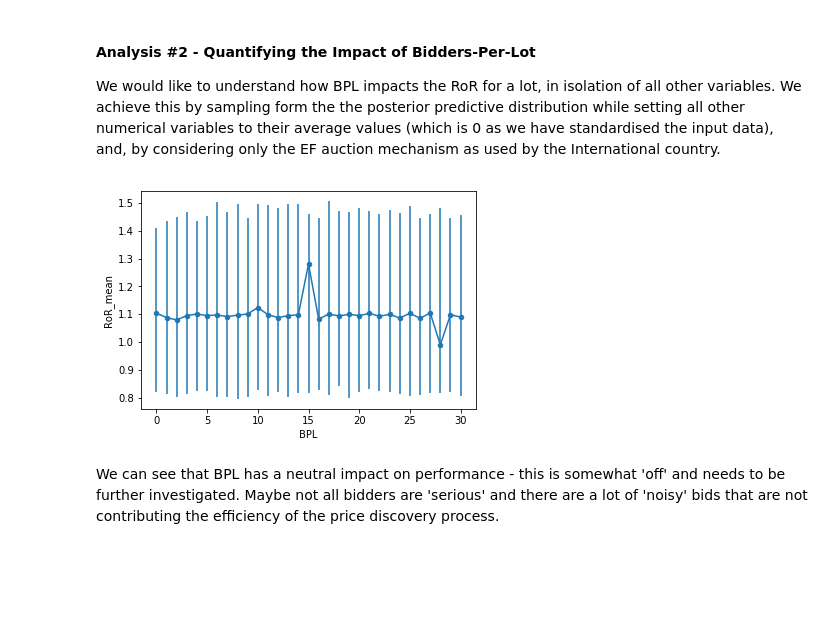
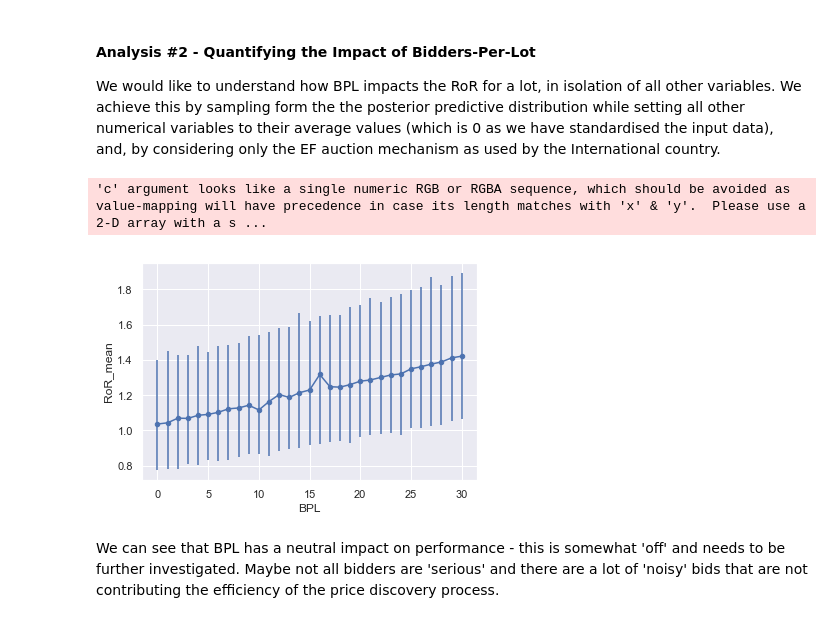
Before and after one commit to AlexIoannides/pymc-example-project, a Jupyter notebook: notebooks/pymc3_bayesian_data_workflow.ipynb, the cells around one changed output. Drawn from its saved outputs; the diff is of its cells as text; code cells hidden in the pictures; blank space fills up the shorter version.

```diff
--- a/notebooks/pymc3_bayesian_data_workflow.ipynb
+++ b/notebooks/pymc3_bayesian_data_workflow.ipynb
@@ -629,14 +595,12 @@ Deviance = -867.0886187502891
 We adapt our basic model to use a Student-T likelihood for robustness / 'fat tails', with the same weakly regularising priors as for model #1. We have chosen a parametrisation for the degrees of freedom, $\nu$, that allows us to explore all possible values using only a small uniform interval. This will improve the performance of the Hamiltonian Monte Carlo (HMC) algorithm used to generate the Markov chains, by defending against the vanishing gradients along this dimension of the posterior distribution.
 # %%
 load_train_data()
-ror_model_robust = pm.Model()
 
-with ror_model_robust:
+with pm.Model() as ror_robust:
 
     # priors for unknown model parameters
-    alpha_country = pm.Normal('alpha_country', mu=0, sd=0.25, shape=n_entities)
-    alpha_auction_mech = pm.Normal(
-        'alpha_auction_mech', mu=0, sd=0.25, shape=n_auction_mech)
+    alpha_country = pm.Normal('alpha_country', mu=0, sd=0.25, shape=n_country)
+    alpha_mech = pm.Normal('alpha_mech', mu=0, sd=0.25, shape=n_mech)
     alpha_start_bids = pm.Normal('alpha_start_bids', mu=0, sd=0.25, shape=2)
 
     beta_lots = pm.Normal('beta_lots', mu=0, sd=0.25, shape=1)
@@ -647,9 +611,9 @@ with ror_model_robust:
     sigma = pm.HalfCauchy('sigma', beta=2)
 
     # expected value
-    mu = (alpha_country[country] + alpha_auction_mech[auction_mech]
+    mu = (alpha_country[country] + alpha_mech[auction_mech]
           + alpha_start_bids[start_bids] + beta_lots[0] * lots
           + beta_mean_rsv[0] * mean_rsv + beta_BPL[0] * BPL)
 
     # likelihood (sampling distribution) of observations
-    Y_obs = pm.StudentT('Y_obs', mu=mu, sd=sigma, nu=1/tau, observed=Y)
+    pm.StudentT('obs', mu=mu, sd=sigma, nu=1/tau, observed=y)
@@ -678,8 +621,9 @@ ror_model_robust_map
 #### Markov Chain Monte Carlo Model Estimation
 To get better diagnostics, we use Markov Chain Monte Carl (MCMC) techniques to simulate draw samples from the posterior distribution.
 # %%
-ror_model_robust_trace = run_or_load_mcmc(
-    ror_model_robust, draws_=10000, tune_=2500)
+# ror_robust_trace = run_or_load_mcmc(ror_robust, draws_=10000, tune_=2500)
+
+ror_robust_trace = run_or_load_mcmc(ror_robust, draws_=1000, tune_=500)
 # %% [output]
 Auto-assigning NUTS sampler...
 Initializing NUTS using jitter+adapt_diag...
@@ -927,45 +857,47 @@ def BPL_control_data(n):
     # setup all other numerical variates at average/control levels
     all_other_vars = np.zeros(n+1)
 
-    # setup categorical variabes to be EF auctions for International
+    # setup categorical variabes to be EF auctions for IT
     auction_mech_fix = np.zeros(n+1)
     country_fix = np.zeros(n+1) + 16
 
     # set values on model variables
     lots.set_value(all_other_vars)
     mean_rsv.set_value(all_other_vars)
     avg_start_bid.set_value(all_other_vars)
     BPL.set_value(BPL_range_stdised)
     auction_mech.set_value(auction_mech_fix.astype('int32'))
     country.set_value(country_fix.astype('int32'))
     start_bids.set_value(all_other_vars.astype('int32'))
     return BPL_range
 
 
-BPL_support = BPL_control_data(30).reshape(-1, 1)
-BPL_pp_dist = pm.sample_ppc(ror_model_robust_trace, model=ror_model_robust,
-                            samples=10000)['Y_obs']
+BPL_support = BPL_control_data(30)
 
-RoR_pp_mean = dvar_itfm(BPL_pp_dist.mean(axis=0).reshape(-1, 1))
+BPL_pp_dist = pm.sample_posterior_predictive(
+    ror_robust_trace, model=ror_robust, samples=10000, random_seed=42)['obs']
+
+RoR_pp_mean = label_itfm(BPL_pp_dist.mean(axis=0))
 
 RoR_pp_lwr = (
     RoR_pp_mean
-    - dvar_itfm(np.percentile(BPL_pp_dist, 2.5, axis=0)).reshape(-1, 1))
+    - label_itfm(np.percentile(BPL_pp_dist, 2.5, axis=0)))
 
 RoR_pp_upr = (
-    dvar_itfm(np.percentile(BPL_pp_dist, 97.5, axis=0)).reshape(-1, 1)
+    label_itfm(np.percentile(BPL_pp_dist, 97.5, axis=0))
     - RoR_pp_mean)
 
 BPL_control_df = pd.DataFrame(
-    np.hstack([BPL_support, RoR_pp_mean, RoR_pp_lwr, RoR_pp_upr]),
-    columns=['BPL', 'RoR_mean', 'RoR_lwr', 'RoR_upr'])
+    {'BPL': BPL_support, 'RoR_mean': RoR_pp_mean, 'RoR_lwr': RoR_pp_lwr,
+     'RoR_upr': RoR_pp_upr})
 
 _ = (BPL_control_df
      .plot(kind='scatter', x='BPL', y='RoR_mean')
      .errorbar(x=BPL_control_df['BPL'], y=BPL_control_df['RoR_mean'],
                yerr=[BPL_control_df['RoR_lwr'], BPL_control_df['RoR_upr']]))
 # %% [output]
+'c' argument looks like a single numeric RGB or RGBA sequence, which should be avoided as value-mapping will have precedence in case its length matches with 'x' & 'y'.  Please use a 2-D array with a s ...
-[figure, old version]
+[figure, new version]
 # %% [markdown]
 We can see that BPL has a neutral impact on performance - this is somewhat 'off' and needs to be further investigated. Maybe not all bidders are 'serious' and there are a lot of 'noisy' bids that are not contributing the efficiency of the price discovery process.
 # %% [markdown]
```
Also changed, not shown: parts of 68 cells of this notebook.
